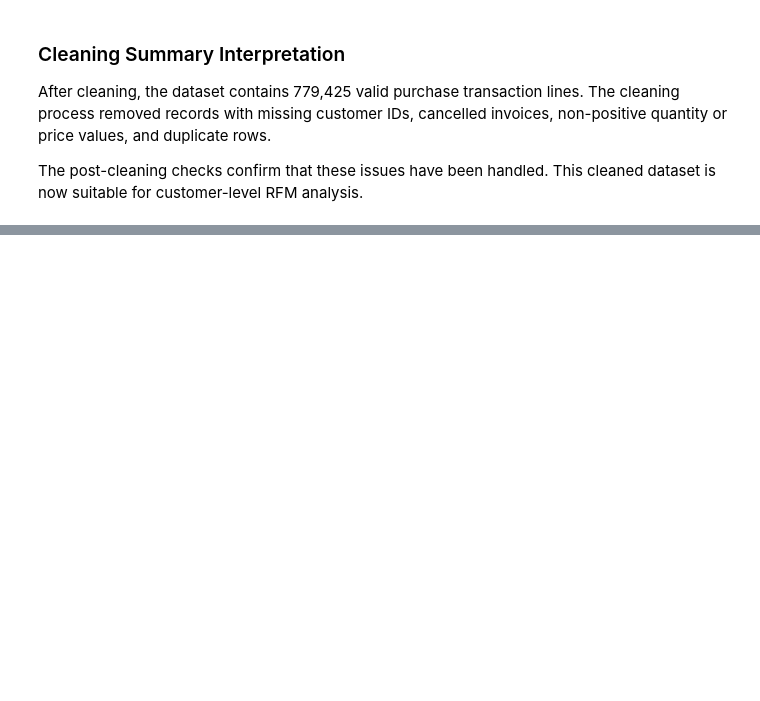
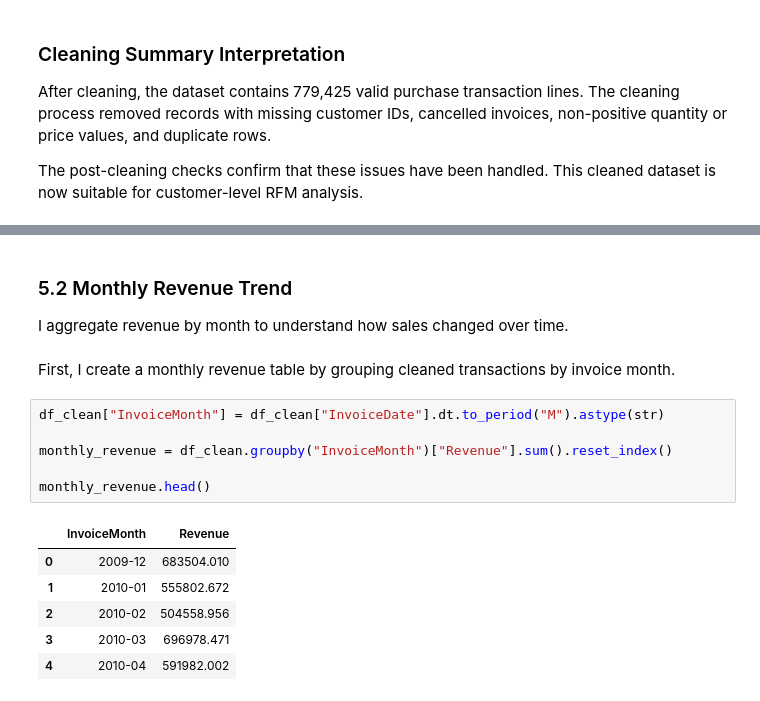
Before and after one commit to belldeptrai2004/data-portfolio, a Jupyter notebook: 04_E-commerce Customer Segmentation & Retention Opportunity Analysis/E-commerce Customer Segmentation & Retention Opportunity Analysis.ipynb, the cells around one changed output, grey strips where cells are left out. Saved outputs shown, nothing was run; the diff lists cells and outputs as text; blank space fills up the shorter version.

```diff
--- a/04_E-commerce Customer Segmentation & Retention Opportunity Analysis/E-commerce Customer Segmentation & Retention Opportunity Analysis.ipynb
+++ b/04_E-commerce Customer Segmentation & Retention Opportunity Analysis/E-commerce Customer Segmentation & Retention Opportunity Analysis.ipynb
@@ -279,0 +327,19 @@ The post-cleaning checks confirm that these issues have been handled. This clean
+# %% [markdown]
+### 5.2 Monthly Revenue Trend
+
+I aggregate revenue by month to understand how sales changed over time.
+# %% [markdown]
+First, I create a monthly revenue table by grouping cleaned transactions by invoice month.
+# %%
+df_clean["InvoiceMonth"] = df_clean["InvoiceDate"].dt.to_period("M").astype(str)
+
+monthly_revenue = df_clean.groupby("InvoiceMonth")["Revenue"].sum().reset_index()
+
+monthly_revenue.head()
+# %% [output]
+|  | InvoiceMonth | Revenue |
+| 0 | 2009-12 | 683504.010 |
+| 1 | 2010-01 | 555802.672 |
+| 2 | 2010-02 | 504558.956 |
+| 3 | 2010-03 | 696978.471 |
+| 4 | 2010-04 | 591982.002 |
```
Also changed, not shown: parts of 13 cells of this notebook.
